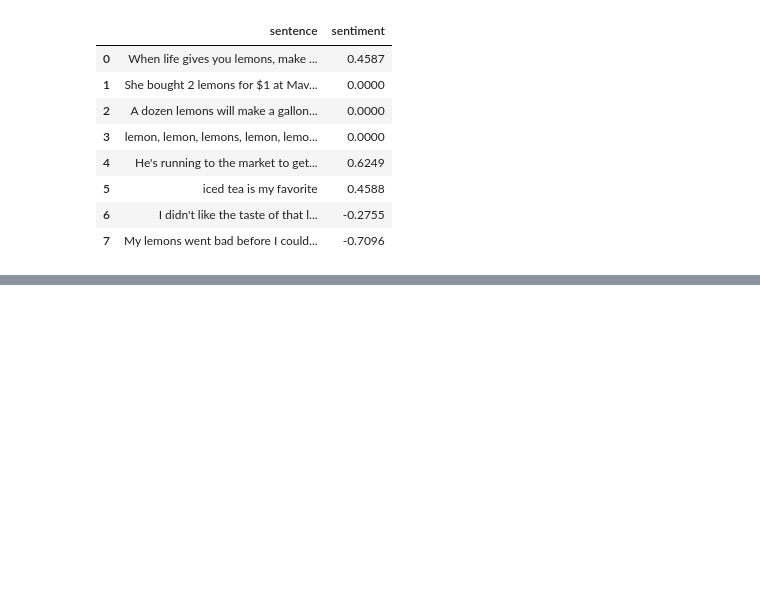
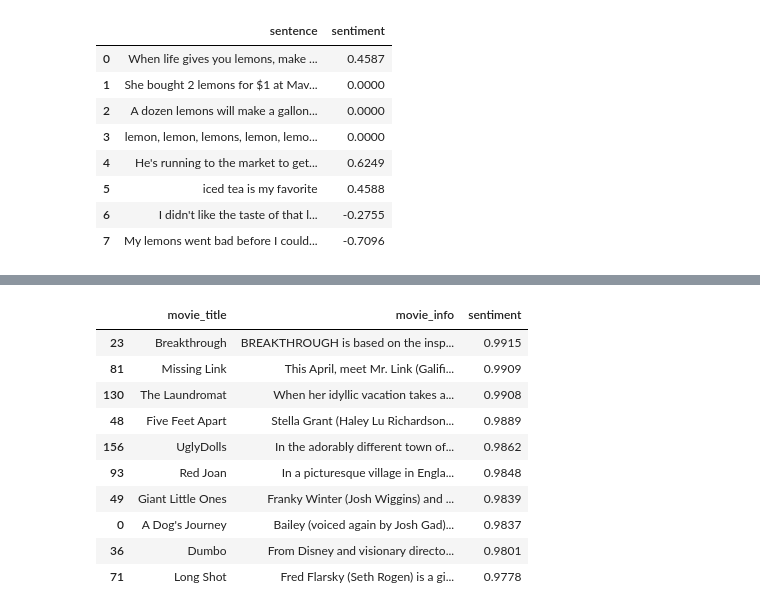
Before and after one commit to sulabola/NLP_in_Python, a Jupyter notebook: Chapter 3 - NLP with Machine Learning.ipynb, the cells around one changed output, grey strips where cells are left out. Cells and saved outputs as stored; diff of their text form; code cells hidden in the pictures; blank space fills up the shorter version.

```diff
--- a/Chapter 3 - NLP with Machine Learning.ipynb
+++ b/Chapter 3 - NLP with Machine Learning.ipynb
@@ -164,0 +171,3 @@ df
+# %%
+df = pd.read_csv('Chapter3_movie_reviews.csv')
+df.head(2)
@@ -164,0 +178,9 @@ df
+# %%
+### Step 1: Import packages for sentiment analysis
+### Step 2: Create a new object for sentimental analysis
+
+analyzer = SentimentIntensityAnalyzer()
+analyzer.polarity_scores(df['movie_info'][0])
+
+### Sentiment score for the first movie is highly positive.
+### Now we can apply it to the entire column.
@@ -164,0 +189,4 @@ df
+# %%
+def get_sentiment(text):
+    analyzer = SentimentIntensityAnalyzer()
+    return analyzer.polarity_scores(text)['compound']
@@ -164,0 +208,3 @@ df
+# %%
+df['sentiment'] = df['movie_info'].apply(get_sentiment)
+df.head(2)
@@ -164,0 +215,16 @@ df
+# %%
+### Top 10 feel-good movies
+
+df[['movie_title','movie_info','sentiment']].sort_values(by='sentiment', ascending=False).head(10)
+# %% [output]
+|  | movie_title | movie_info | sentiment |
+| 23 | Breakthrough | BREAKTHROUGH is based on the insp... | 0.9915 |
+| 81 | Missing Link | This April, meet Mr. Link (Galifi... | 0.9909 |
+| 130 | The Laundromat | When her idyllic vacation takes a... | 0.9908 |
+| 48 | Five Feet Apart | Stella Grant (Haley Lu Richardson... | 0.9889 |
+| 156 | UglyDolls | In the adorably different town of... | 0.9862 |
+| 93 | Red Joan | In a picturesque village in Engla... | 0.9848 |
+| 49 | Giant Little Ones | Franky Winter (Josh Wiggins) and ... | 0.9839 |
+| 0 | A Dog's Journey | Bailey (voiced again by Josh Gad)... | 0.9837 |
+| 36 | Dumbo | From Disney and visionary directo... | 0.9801 |
+| 71 | Long Shot | Fred Flarsky (Seth Rogen) is a gi... | 0.9778 |
```
Also changed, not shown: parts of 8 cells of this notebook.
